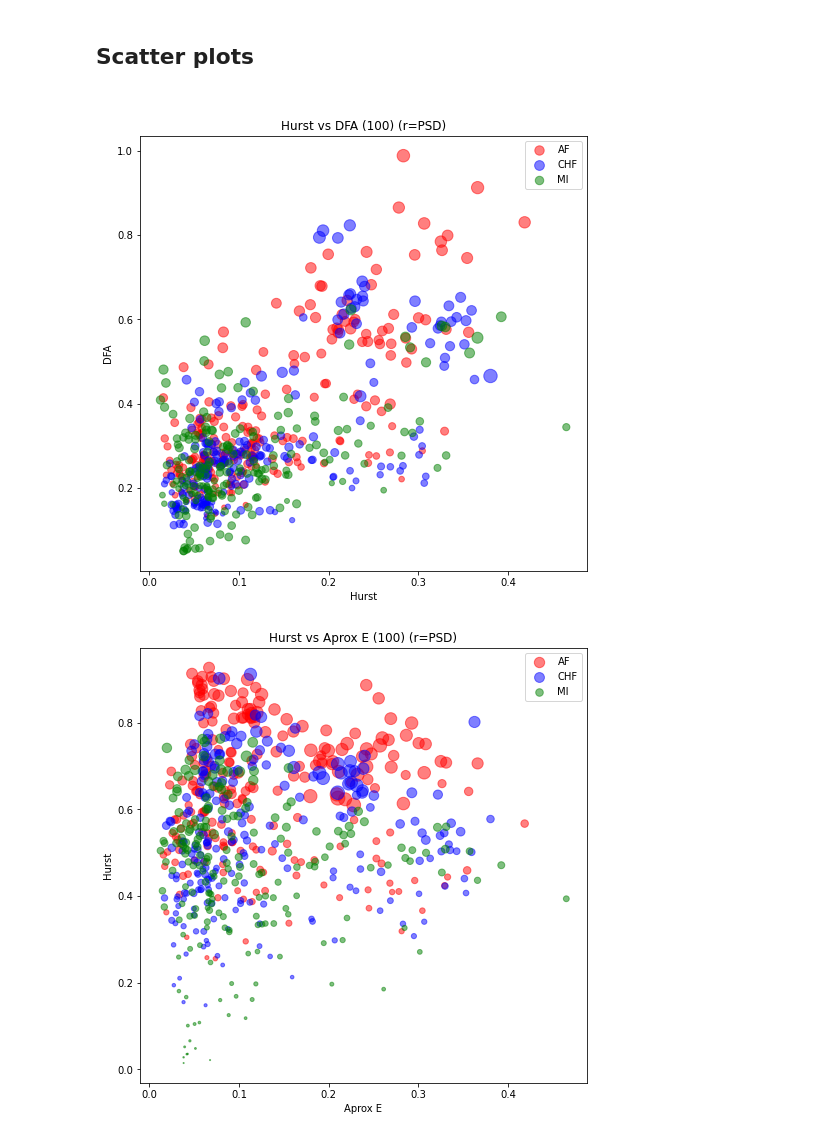
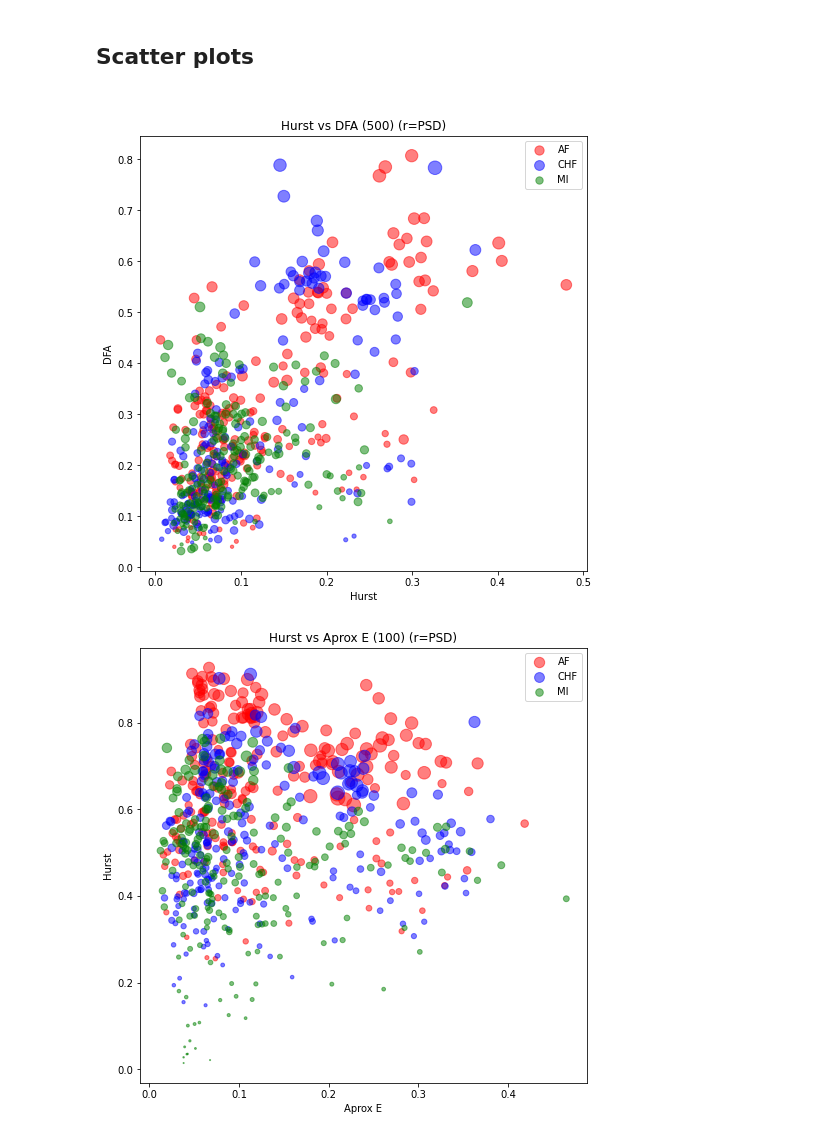
Before and after one commit to AlanPalomino/TTB_2020_2_13, a Jupyter notebook: Classification.ipynb, the cells around one changed output. Cells and saved outputs as stored; diff of their text form; code cells hidden in the pictures.

```diff
--- a/Classification.ipynb
+++ b/Classification.ipynb
@@ -9,7 +9,7 @@ import matplotlib.pyplot as plt
 # %% [markdown]
 <h2>Import data set<h2>
 # %%
-data=pd.read_csv("Test/Test_100ws.csv")
+data=pd.read_csv("Test/Test_500ws.csv")
 data
 # 0 - Fibrilacion Atrial
 # 1 - Congestión cardíaca
@@ -243,22 +243,22 @@ plt.xlim(0, 0.2)
 # %%
 np_pop = np.array(atrial_f["psd_mean"])*100
 np_pop1 = np.array(congestive_h["psd_mean"])*100
 np_pop2 = np.array(myocardial_i["psd_mean"])*100
 
 fig = plt.figure(figsize=(8,8))
 a=plt.scatter(atrial_f["hst_mean"],atrial_f["dfa_mean"],color='red',alpha=0.5,s=np_pop)
 b=plt.scatter(congestive_h["hst_mean"],congestive_h["dfa_mean"],color='blue',alpha=0.5,s=np_pop1)
 c=plt.scatter(myocardial_i["hst_mean"],myocardial_i["dfa_mean"],color='green',alpha=0.5,s=np_pop2)
 
-plt.title("Hurst vs DFA (100) (r=PSD)")
+plt.title("Hurst vs DFA (500) (r=PSD)")
 plt.legend((a,b,c),("AF","CHF","MI"))
 plt.axis
 plt.xlabel("Hurst")
 plt.ylabel("DFA")
 plt.savefig(('HurstvsDFA (100).png'))
 plt.show()
 # %% [output]
-[figure, old version]
+[figure, new version]
 # %%
 np_pop = np.array(atrial_f["se_mean"])*100
 np_pop1 = np.array(congestive_h["se_mean"])*100
```
Also changed, not shown: parts of 3 cells of this notebook, 2 other files.
